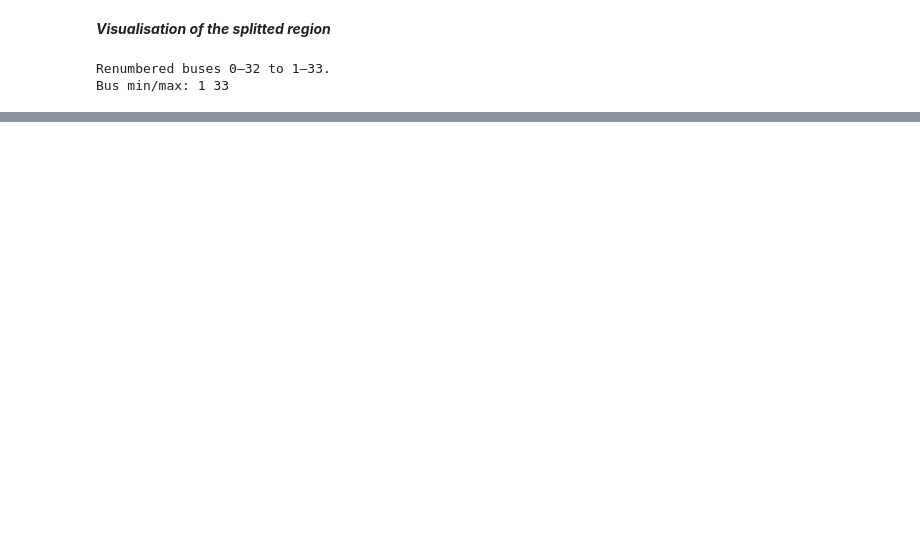
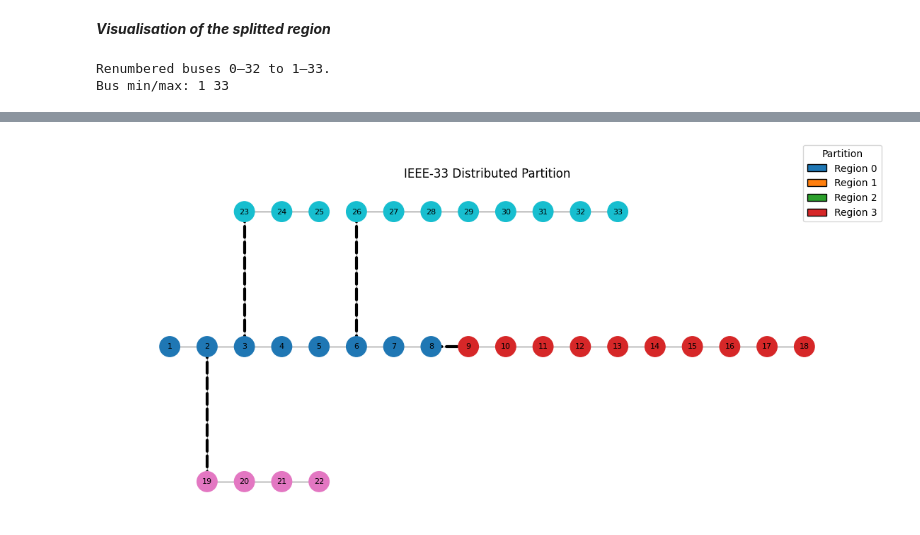
Before and after one commit to YWEnoda/ADMM-IEEE33, a Jupyter notebook: ADMM_V1.ipynb, the cells around one changed output, grey strips where cells are left out. Drawn from its saved outputs; the diff is of its cells as text; code cells hidden in the pictures; blank space fills up the shorter version.

```diff
--- a/ADMM_V1.ipynb
+++ b/ADMM_V1.ipynb
@@ -352,0 +425,5 @@ tie_edges = compute_ties(G, region_map)
+# %%
+plot_partition_with_legend(n, region_map, tie_edges,
+                           title="IEEE-33 Distributed Partition")
+# %% [output]
+[figure, added]
```
Also changed, not shown: parts of 3 cells of this notebook.
